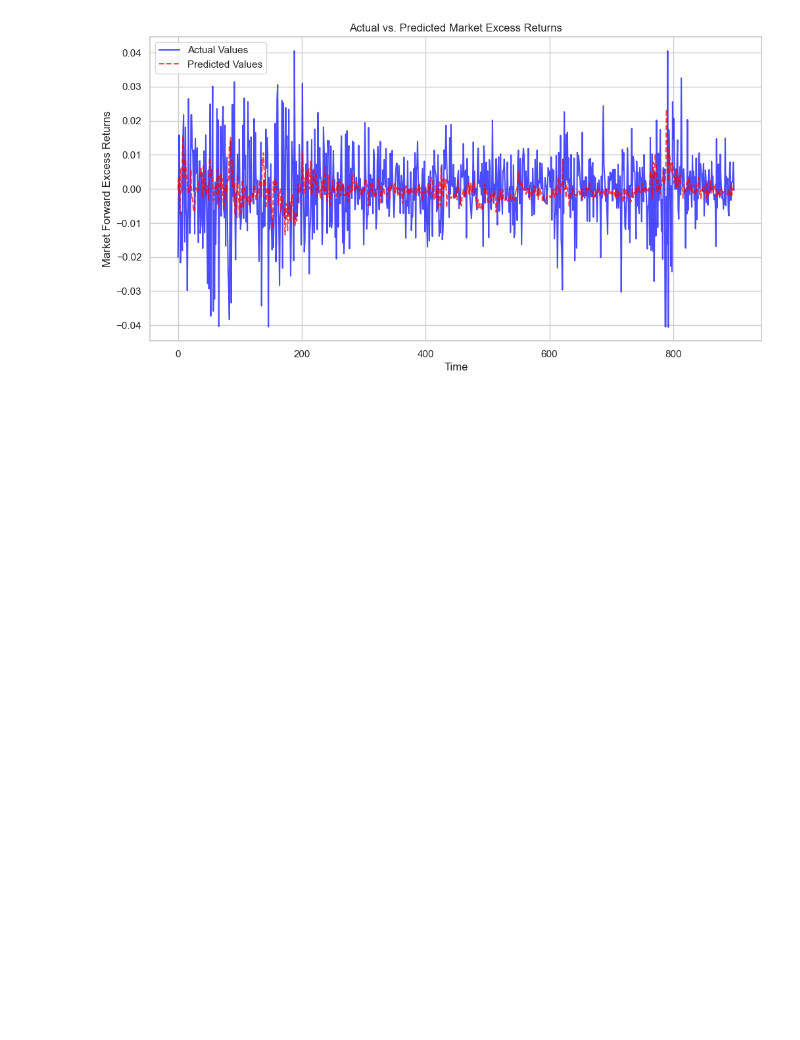
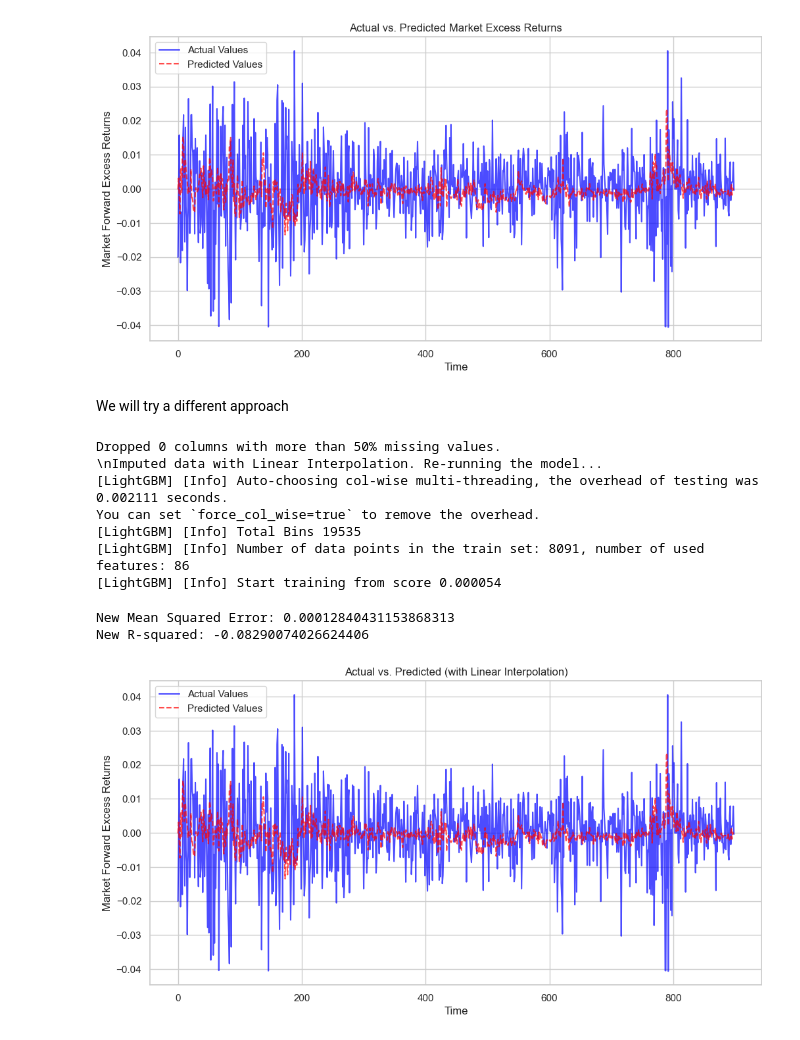
Before and after one commit to ml-dp/hull-tactical-market-prediction, a Jupyter notebook: explore.ipynb, the cells around one changed output. Drawn from its saved outputs; the diff is of its cells as text; code cells hidden in the pictures; blank space fills up the shorter version.

Commit message:
Using linear interpolation

```diff
--- a/explore.ipynb
+++ b/explore.ipynb
@@ -281,3 +281,75 @@ You can set `force_col_wise=true` to remove the overhead.
 Mean Squared Error: 0.00012840431153868313
 R-squared: -0.08290074026624406
 [figure]
+# %% [markdown]
+We will try a different approach
+# %%
+# --- Step 1: Drop columns with high missing values ---
+missing_percentage = (train_df.isnull().sum() / len(train_df)) * 100
+cols_to_drop = missing_percentage[missing_percentage > 50].index
+train_df.drop(columns=cols_to_drop, inplace=True)
+test_df.drop(columns=cols_to_drop, inplace=True)
+print(f"Dropped {len(cols_to_drop)} columns with more than 50% missing values.")
+
+# --- Step 2: Use Linear Interpolation for imputation ---
+train_df.interpolate(method='linear', inplace=True)
+test_df.interpolate(method='linear', inplace=True)
+
+# Also, there might be some missing values at the very beginning of the dataframe.
+# We'll fill those with backward-fill.
+train_df.fillna(method='bfill', inplace=True)
+test_df.fillna(method='bfill', inplace=True)
+
+print("\\nImputed data with Linear Interpolation. Re-running the model...")
+
+# --- Step 3: Redefine features and target ---
+features = [col for col in train_df.columns if col not in ['date_id', 'forward_returns', 'risk_free_rate', 'market_forward_excess_returns']]
+target = 'market_forward_excess_returns'
+
+X = train_df[features]
+y = train_df[target]
+
+# --- Step 4: Time-based split and scaling ---
+split_index = int(len(X) * 0.9)
+X_train, X_val = X[:split_index], X[split_index:]
+y_train, y_val = y[:split_index], y[split_index:]
+
+scaler = StandardScaler()
+X_train_scaled = scaler.fit_transform(X_train)
+X_val_scaled = scaler.transform(X_val)
+
+# --- Step 5: Retrain and evaluate the LightGBM model ---
+import lightgbm as lgb
+from sklearn.metrics import mean_squared_error, r2_score
+import matplotlib.pyplot as plt
+
+lgbm = lgb.LGBMRegressor(random_state=42)
+lgbm.fit(X_train_scaled, y_train)
+y_pred = lgbm.predict(X_val_scaled)
+
+mse = mean_squared_error(y_val, y_pred)
+r2 = r2_score(y_val, y_pred)
+
+print(f"New Mean Squared Error: {mse}")
+print(f"New R-squared: {r2}")
+
+# --- Step 6: Plot new results ---
+plt.figure(figsize=(12, 6))
+plt.plot(y_val.values, label='Actual Values', color='blue', alpha=0.7)
+plt.plot(y_pred, label='Predicted Values', color='red', linestyle='--', alpha=0.7)
+plt.title('Actual vs. Predicted (with Linear Interpolation)')
+plt.xlabel('Time')
+plt.ylabel('Market Forward Excess Returns')
+plt.legend()
+plt.show()
+# %% [output]
+Dropped 0 columns with more than 50% missing values.
+\nImputed data with Linear Interpolation. Re-running the model...
+[LightGBM] [Info] Auto-choosing col-wise multi-threading, the overhead of testing was 0.002111 seconds.
+You can set `force_col_wise=true` to remove the overhead.
+[LightGBM] [Info] Total Bins 19535
+[LightGBM] [Info] Number of data points in the train set: 8091, number of used features: 86
+[LightGBM] [Info] Start training from score 0.000054
+New Mean Squared Error: 0.00012840431153868313
+New R-squared: -0.08290074026624406
+[figure, added]
```
